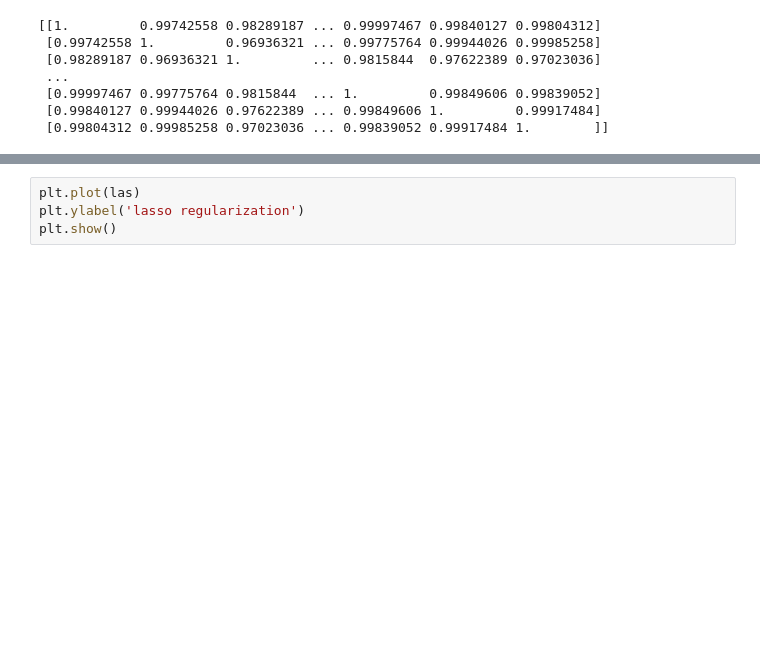
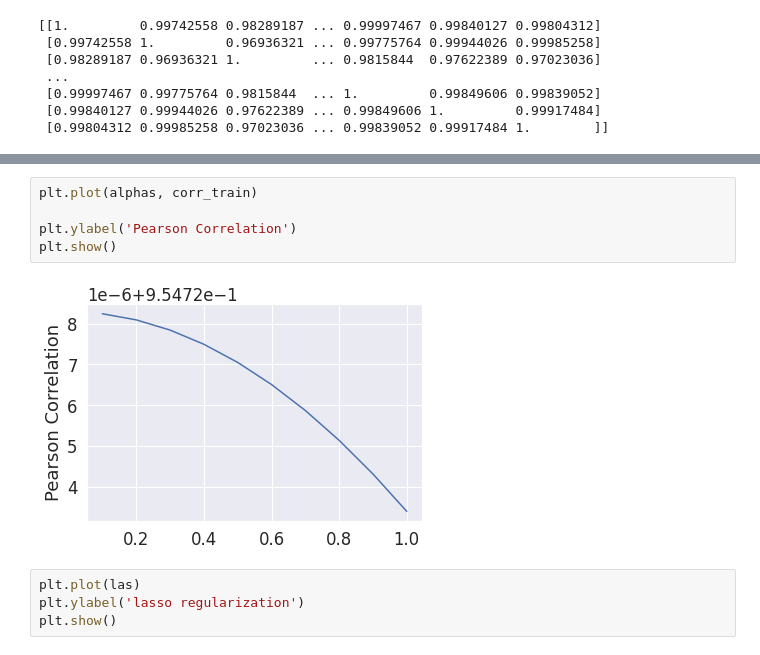
Before and after one commit to wizardcalidad/nano_ml_task, a Jupyter notebook: nano_ml_task.ipynb, the cells around one changed output, grey strips where cells are left out. Drawn from its saved outputs; the diff is of its cells as text; blank space fills up the shorter version.

```diff
--- a/nano_ml_task.ipynb
+++ b/nano_ml_task.ipynb
@@ -622,3 +636,10 @@ plt.show()
+# %%
+plt.plot(alphas, corr_train)
+
+plt.ylabel('Pearson Correlation')
+plt.show()
+# %% [output]
+[figure, added]
 # %%
 plt.plot(las)
 plt.ylabel('lasso regularization')
```
Also changed, not shown: parts of 26 cells of this notebook.
